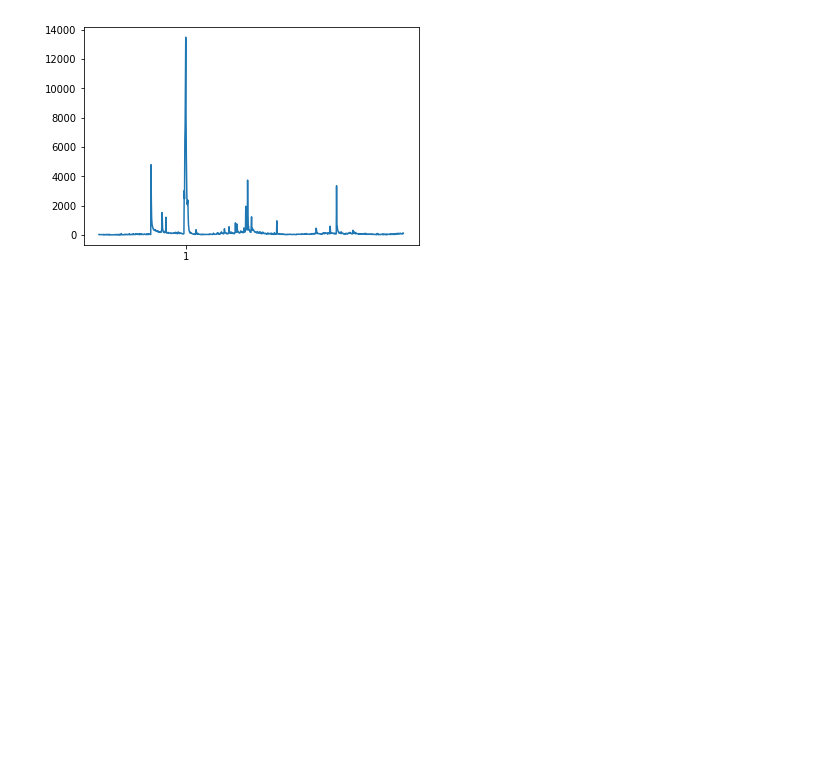
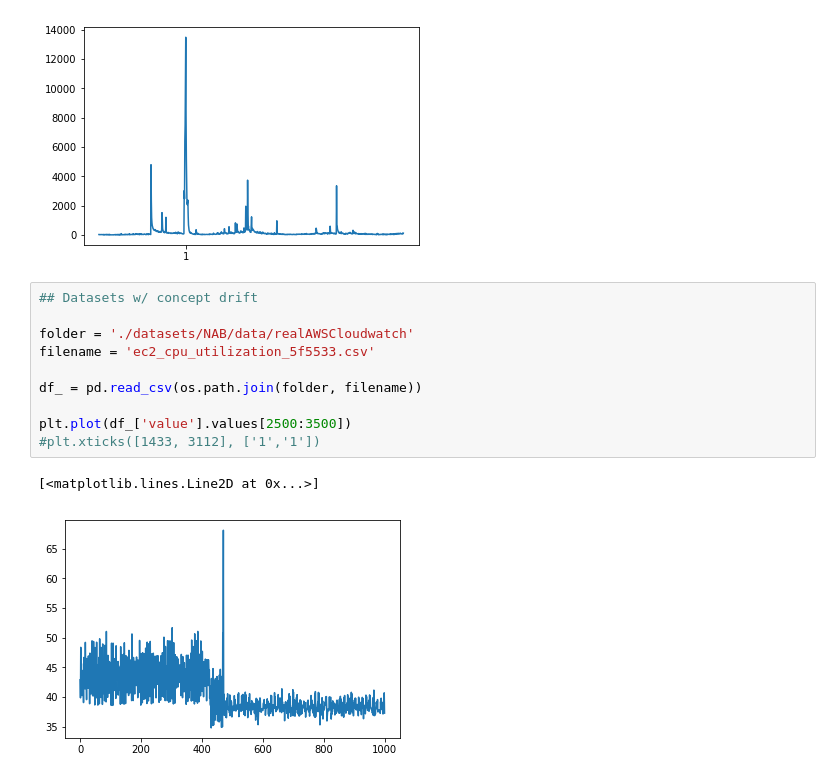
Before and after one commit to yjjuan/eSNN_cplusplus, a Jupyter notebook: 20200207_data_science.ipynb, the cells around one changed output. Drawn from its saved outputs; the diff is of its cells as text; blank space fills up the shorter version.

Commit message:
add concept drift@20200207_data_science.ipynb

```diff
--- a/20200207_data_science.ipynb
+++ b/20200207_data_science.ipynb
@@ -63,3 +63,16 @@ plt.xticks([9285-9000], ['1','1'])
 ([<matplotlib.axis.XTick at 0x...>],
  <a list of 1 Text xticklabel objects>)
 [figure]
+# %%
+## Datasets w/ concept drift
+
+folder = './datasets/NAB/data/realAWSCloudwatch'
+filename = 'ec2_cpu_utilization_5f5533.csv'
+
+df_ = pd.read_csv(os.path.join(folder, filename))
+
+plt.plot(df_['value'].values[2500:3500])
+#plt.xticks([1433, 3112], ['1','1'])
+# %% [output]
+[<matplotlib.lines.Line2D at 0x...>]
+[figure, added]
```
